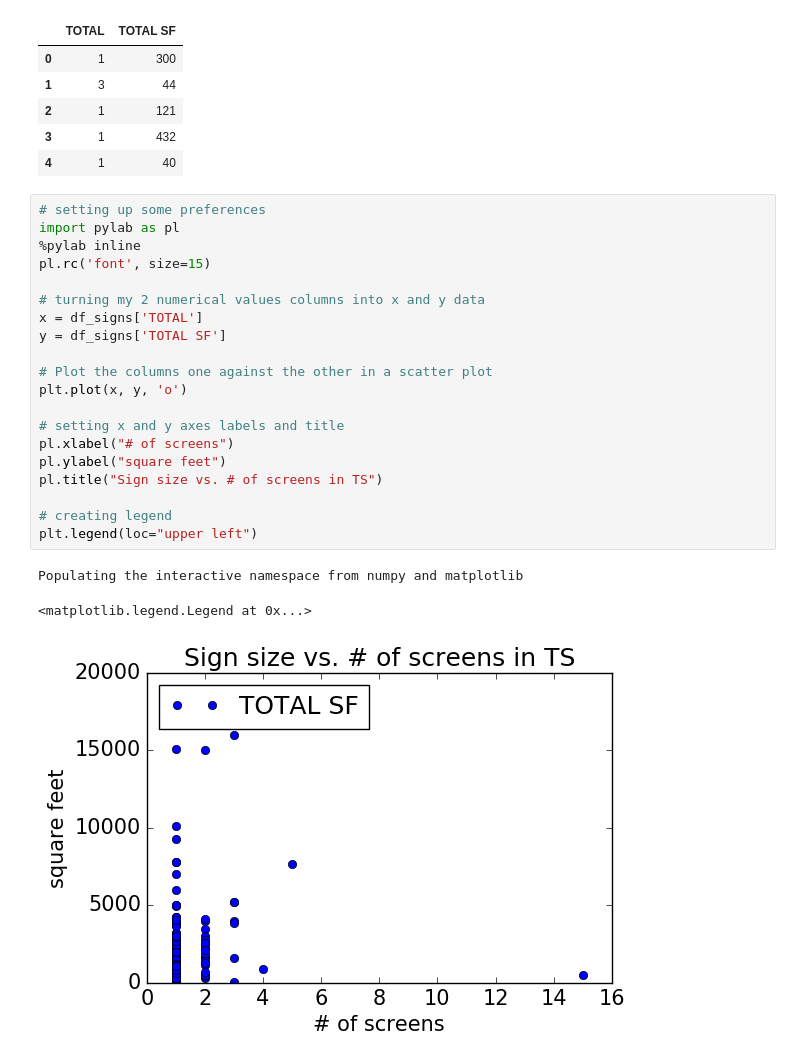
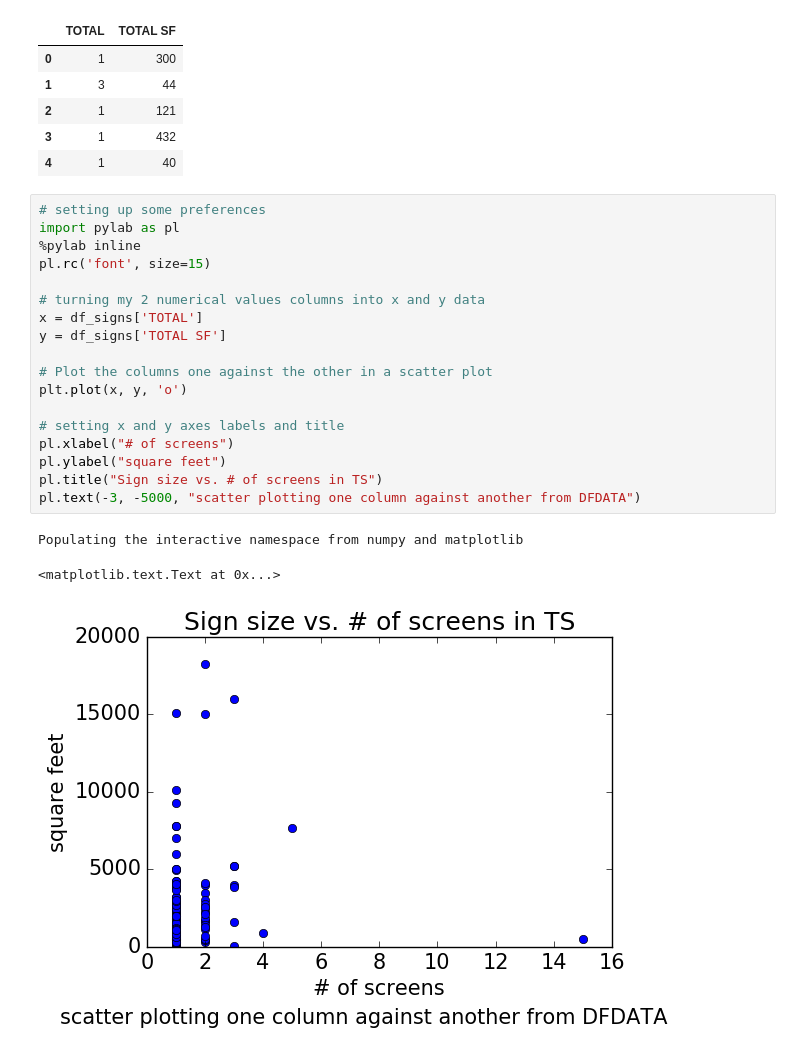
Before and after one commit to charlie-moffett/PUI2017_cm4698, a Jupyter notebook: HW2_cm4698/read_csv_with_pandas.ipynb, the cells around one changed output. Saved outputs shown, nothing was run; the diff lists cells and outputs as text.

```diff
--- a/HW2_cm4698/read_csv_with_pandas.ipynb
+++ b/HW2_cm4698/read_csv_with_pandas.ipynb
@@ -36,24 +36,22 @@ df_signs.head()
 # %%
 # setting up some preferences
 import pylab as pl
 %pylab inline
 pl.rc('font', size=15)
 
 # turning my 2 numerical values columns into x and y data
 x = df_signs['TOTAL']
 y = df_signs['TOTAL SF']
 
 # Plot the columns one against the other in a scatter plot
 plt.plot(x, y, 'o')
 
 # setting x and y axes labels and title
 pl.xlabel("# of screens")
 pl.ylabel("square feet")
 pl.title("Sign size vs. # of screens in TS")
-
-# creating legend
-plt.legend(loc="upper left")
+pl.text(-3, -5000, "scatter plotting one column against another from DFDATA")
 # %% [output]
 Populating the interactive namespace from numpy and matplotlib
-<matplotlib.legend.Legend at 0x...>
+<matplotlib.text.Text at 0x...>
-[figure, old version]
+[figure, new version]
```
Also changed, not shown: 1 other file.
